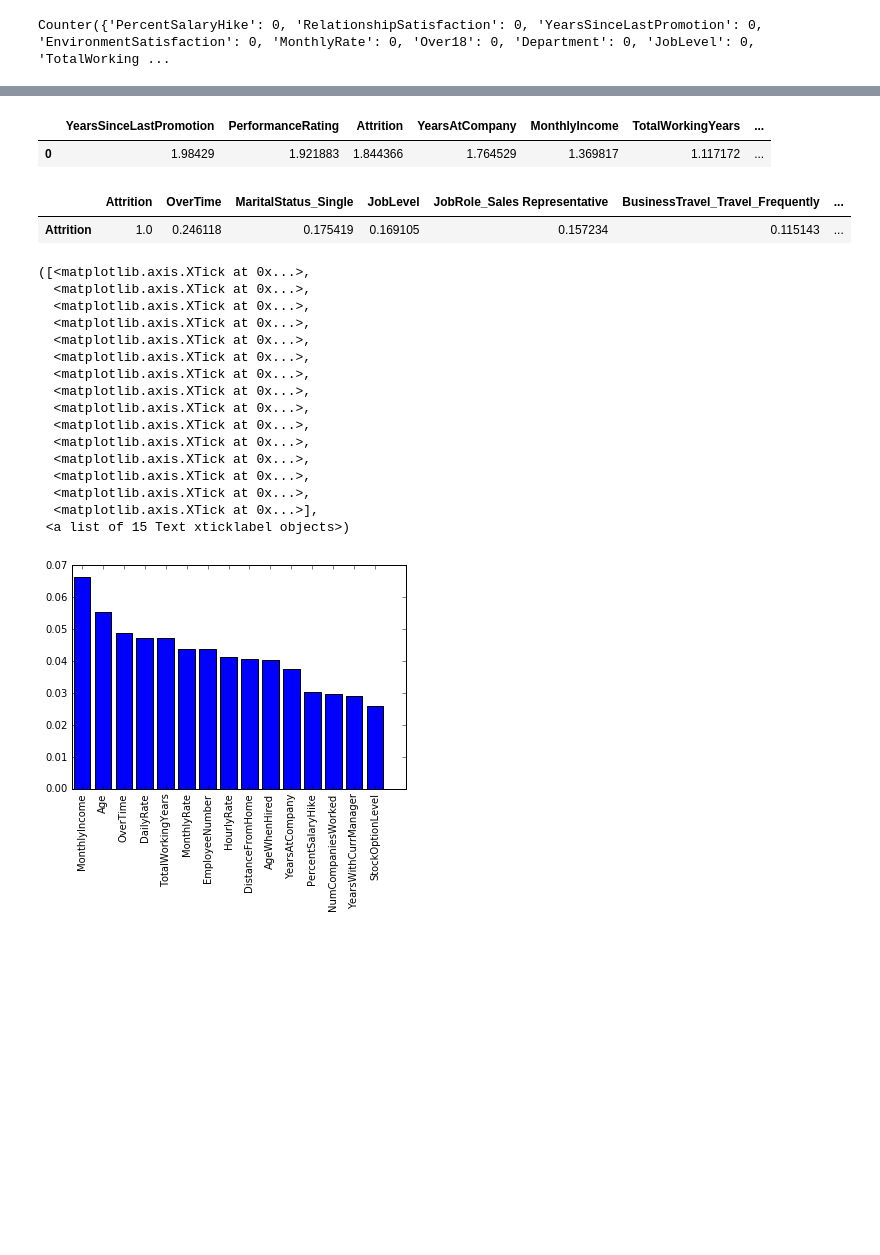
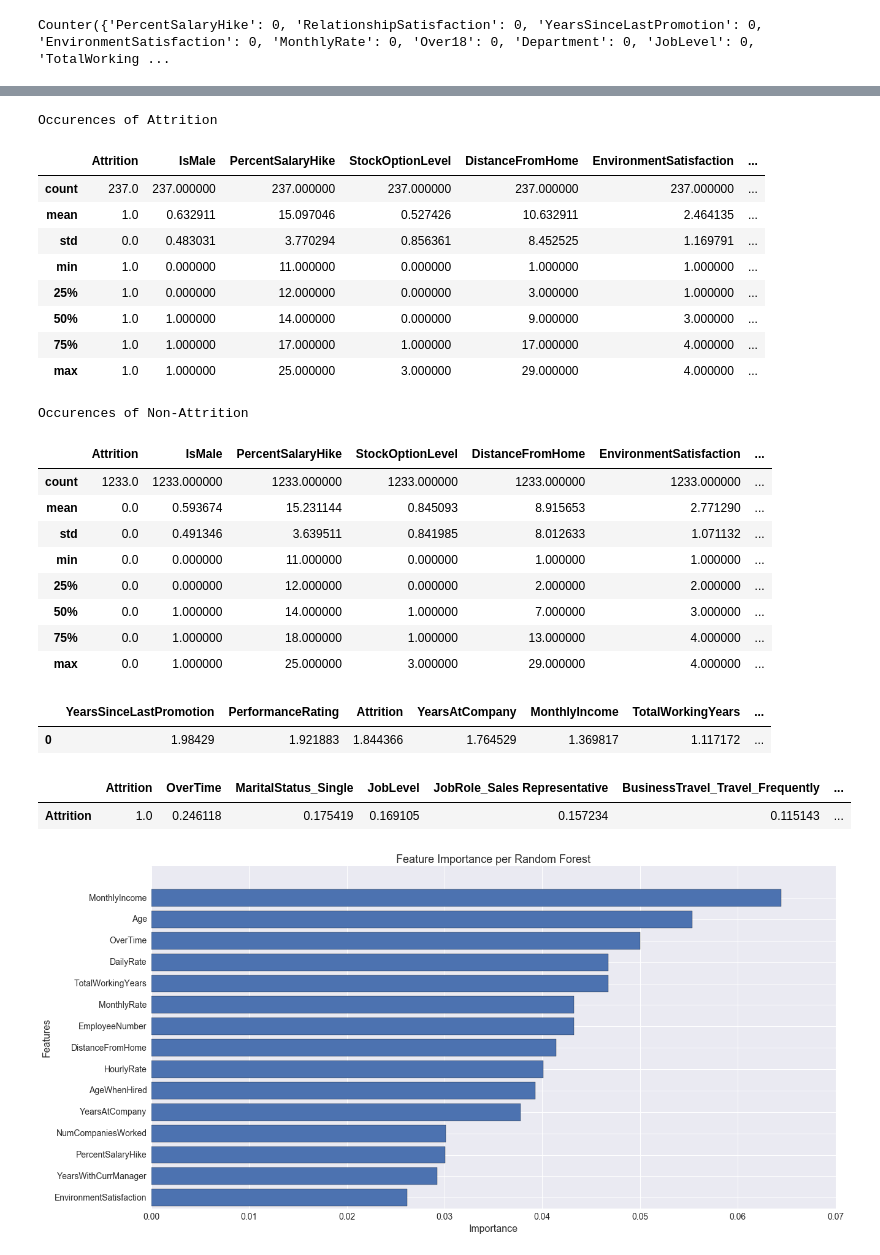
Before and after one commit to akamlani/datascience, a Jupyter notebook: sandbox/ibm/ibm_hrattrition.ipynb, the cells around one changed output, grey strips where cells are left out. Cells and saved outputs as stored; diff of their text form; code cells hidden in the pictures; blank space fills up the shorter version.

Commit message:
update hr attrition ibm sandbox file

```diff
--- a/sandbox/ibm/ibm_hrattrition.ipynb
+++ b/sandbox/ibm/ibm_hrattrition.ipynb
@@ -1,11 +1,15 @@
 # %%
 import pandas as pd
 import numpy as np
+import collections
+
+from matplotlib import pyplot as plt
 %matplotlib inline
-from matplotlib import pyplot as plt
+import seaborn as sns
+sns.set()
+
 from pprint import pprint
 pd.set_option('display.max_columns', 70)
-
 from IPython.core.display import HTML
 from IPython.display import display
 # %%
@@ -31,7 +33,7 @@ pprint(c)
 # %% [output]
 Counter({'PercentSalaryHike': 0, 'RelationshipSatisfaction': 0, 'YearsSinceLastPromotion': 0, 'EnvironmentSatisfaction': 0, 'MonthlyRate': 0, 'Over18': 0, 'Department': 0, 'JobLevel': 0, 'TotalWorking ...
 # %%
-# map categorical binary mappings
+# Categorical binary mappings
 # Attrition = Gradual Reduction in workforce (If High Attrition: Need to replace employees as they are leaving)
 # Age, Over18 = There are no people below 18 (workforce)
 # Gender -> Gender_IsMale
@@ -44,6 +46,7 @@ df.Attrition = df.Attrition.apply(lambda x: attrition_map[x])
 df.Gender    = df.Gender.apply(lambda x: gender_map[x])
 df.OverTime  = df.OverTime.apply(lambda x: overtime_map[x])
 df.Over18    = df.Over18.apply(lambda x: over18_map[x])
+df = df.rename(columns={'Gender':'IsMale'})
 # %%
 # review counts of binary types
 def field_stats(df_in, field, obs_cnt):
@@ -136 +145,30 @@ df.describe()
+# %%
+# TBD: What are the Other Numerical Notable Features to look at
+df_other = df[['Attrition', 'IsMale', 'PercentSalaryHike', 'StockOptionLevel', 'DistanceFromHome',
+               'EnvironmentSatisfaction', 'WorkLifeBalance']]
+print "Occurences of Attrition"
+display( df_other[df_other.Attrition == 1].describe() )
+print "Occurences of Non-Attrition"
+display( df_other[df_other.Attrition == 0].describe() )
+# %% [output]
+Occurences of Attrition
+|  | Attrition | IsMale | PercentSalaryHike | StockOptionLevel | DistanceFromHome | EnvironmentSatisfaction | ... |
+| count | 237.0 | 237.000000 | 237.000000 | 237.000000 | 237.000000 | 237.000000 | ... |
+| mean | 1.0 | 0.632911 | 15.097046 | 0.527426 | 10.632911 | 2.464135 | ... |
+| std | 0.0 | 0.483031 | 3.770294 | 0.856361 | 8.452525 | 1.169791 | ... |
+| min | 1.0 | 0.000000 | 11.000000 | 0.000000 | 1.000000 | 1.000000 | ... |
+| 25% | 1.0 | 0.000000 | 12.000000 | 0.000000 | 3.000000 | 1.000000 | ... |
+| 50% | 1.0 | 1.000000 | 14.000000 | 0.000000 | 9.000000 | 3.000000 | ... |
+| 75% | 1.0 | 1.000000 | 17.000000 | 1.000000 | 17.000000 | 4.000000 | ... |
+| max | 1.0 | 1.000000 | 25.000000 | 3.000000 | 29.000000 | 4.000000 | ... |
+Occurences of Non-Attrition
+|  | Attrition | IsMale | PercentSalaryHike | StockOptionLevel | DistanceFromHome | EnvironmentSatisfaction | ... |
+| count | 1233.0 | 1233.000000 | 1233.000000 | 1233.000000 | 1233.000000 | 1233.000000 | ... |
+| mean | 0.0 | 0.593674 | 15.231144 | 0.845093 | 8.915653 | 2.771290 | ... |
+| std | 0.0 | 0.491346 | 3.639511 | 0.841985 | 8.012633 | 1.071132 | ... |
+| min | 0.0 | 0.000000 | 11.000000 | 0.000000 | 1.000000 | 1.000000 | ... |
+| 25% | 0.0 | 0.000000 | 12.000000 | 0.000000 | 2.000000 | 2.000000 | ... |
+| 50% | 0.0 | 1.000000 | 14.000000 | 1.000000 | 7.000000 | 3.000000 | ... |
+| 75% | 0.0 | 1.000000 | 18.000000 | 1.000000 | 13.000000 | 4.000000 | ... |
+| max | 0.0 | 1.000000 | 25.000000 | 3.000000 | 29.000000 | 4.000000 | ... |
 # %%
@@ -155,32 +192,28 @@ y = df_comb.Attrition
+# %%
+# TBD: What type of scaling should we perform: Normalized, min-max, etc, currently normalizing
+# TBD: Treated Binary vs Numerical differently in scaling
+# Scale the features, so on a common scale, so as one feature does not dominate over the other
+from sklearn import preprocessing
+X_scaled = preprocessing.scale(X)
 # %%
 # execute the feature importance  on the dataset
 from sklearn.ensemble import RandomForestClassifier
 clf = RandomForestClassifier(n_estimators=1000)
-clf.fit(X, y)
+clf.fit(X_scaled, y)
+
 k = 15
 importances = clf.feature_importances_
-sorted_indices = importances.argsort()[::-1][:k]
+sorted_indices = importances.argsort()[::-1][:k][::-1]
 pos = np.arange(sorted_indices.shape[0]) + 0.5
-plt.bar(pos, importances[sorted_indices], align='center')
-plt.xticks(pos, X.columns[sorted_indices], rotation='vertical')
+plt.figure(figsize=(20,10))
+plt.barh(pos, importances[sorted_indices], align='center')
+plt.yticks(pos, X.columns[sorted_indices], rotation='horizontal', fontsize = 14)
+plt.xticks(fontsize = 14)
+plt.ylabel ("Features", fontsize = 16)
+plt.xlabel ("Importance", fontsize = 16)
+_ = plt.title  ("Feature Importance per Random Forest", fontsize=18)
 # %% [output]
-([<matplotlib.axis.XTick at 0x...>,
-  <matplotlib.axis.XTick at 0x...>,
-  <matplotlib.axis.XTick at 0x...>,
-  <matplotlib.axis.XTick at 0x...>,
-  <matplotlib.axis.XTick at 0x...>,
-  <matplotlib.axis.XTick at 0x...>,
-  <matplotlib.axis.XTick at 0x...>,
-  <matplotlib.axis.XTick at 0x...>,
-  <matplotlib.axis.XTick at 0x...>,
-  <matplotlib.axis.XTick at 0x...>,
-  <matplotlib.axis.XTick at 0x...>,
-  <matplotlib.axis.XTick at 0x...>,
-  <matplotlib.axis.XTick at 0x...>,
-  <matplotlib.axis.XTick at 0x...>,
-  <matplotlib.axis.XTick at 0x...>],
- <a list of 15 Text xticklabel objects>)
-[figure, old version]
+[figure, new version]
 # %%
 # look at the feaure importance in sorted order for each of them
 d = dict( zip(X.columns, clf.feature_importances_) )
```
Also changed, not shown: parts of 9 cells of this notebook.
